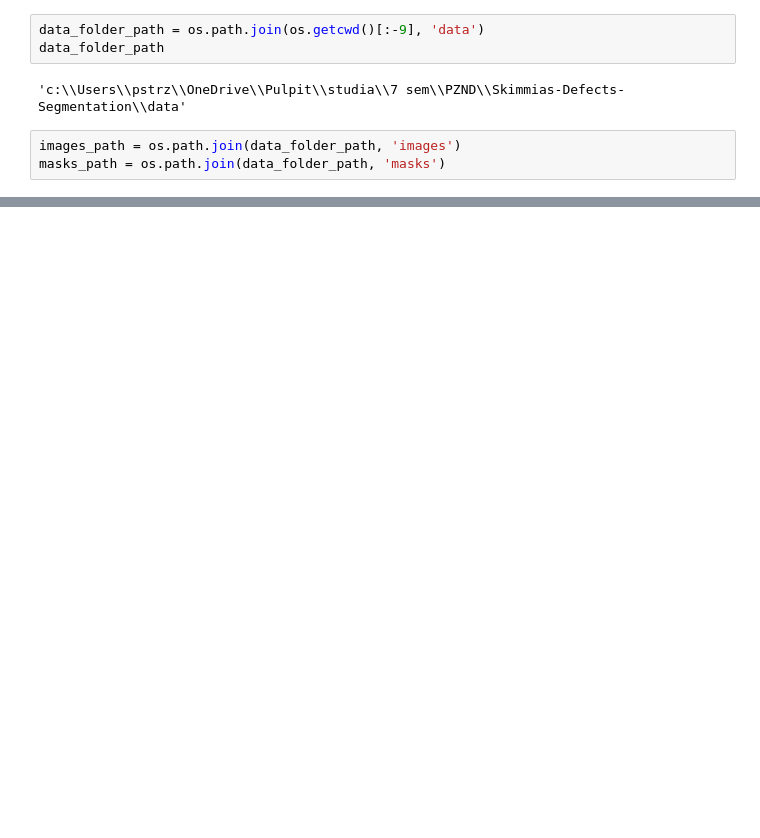
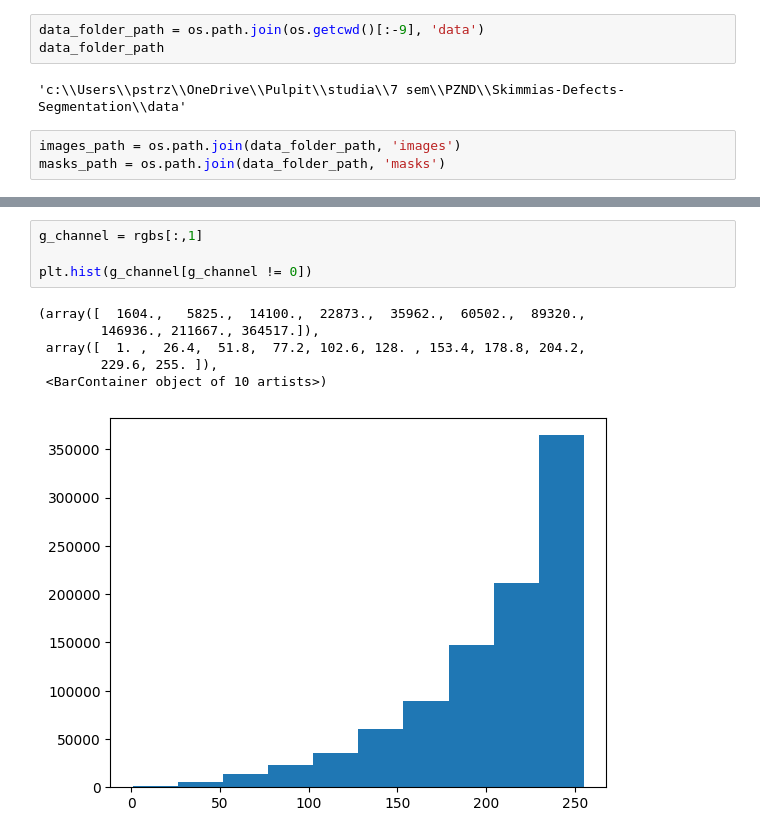
Before and after one commit to Pawkooo13/Skimmias-Defects-Segmentation, a Jupyter notebook: notebooks/defects_analysis.ipynb, the cells around one changed output, grey strips where cells are left out. Drawn from its saved outputs; the diff is of its cells as text; blank space fills up the shorter version.

```diff
--- a/notebooks/defects_analysis.ipynb
+++ b/notebooks/defects_analysis.ipynb
@@ -40,0 +93,11 @@ array([  0,  50, 160, 230, 255], dtype=uint8)
+# %%
+g_channel = rgbs[:,1]
+
+plt.hist(g_channel[g_channel != 0])
+# %% [output]
+(array([  1604.,   5825.,  14100.,  22873.,  35962.,  60502.,  89320.,
+        146936., 211667., 364517.]),
+ array([  1. ,  26.4,  51.8,  77.2, 102.6, 128. , 153.4, 178.8, 204.2,
+        229.6, 255. ]),
+ <BarContainer object of 10 artists>)
+[figure, added]
```
Also changed, not shown: parts of 31 cells of this notebook.
